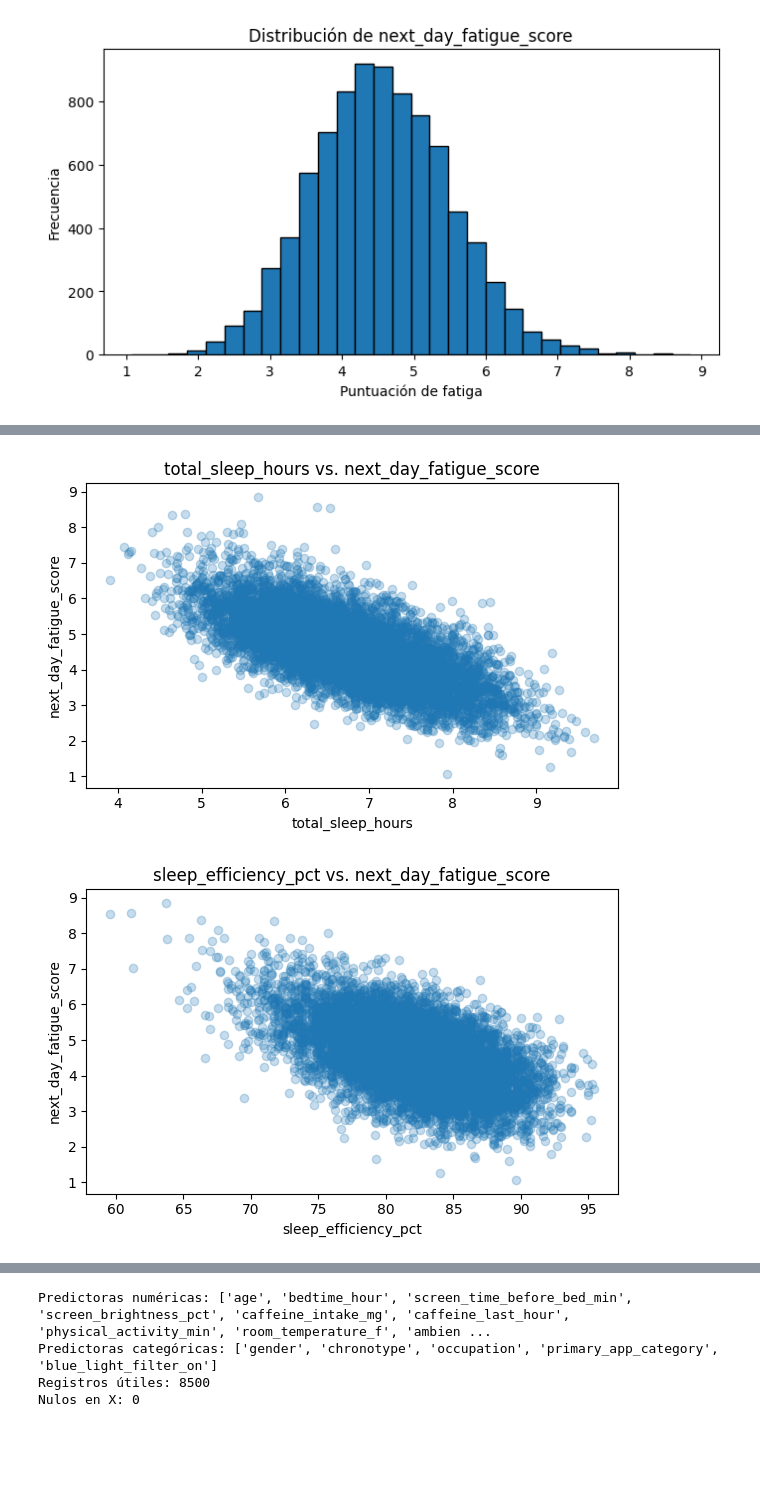
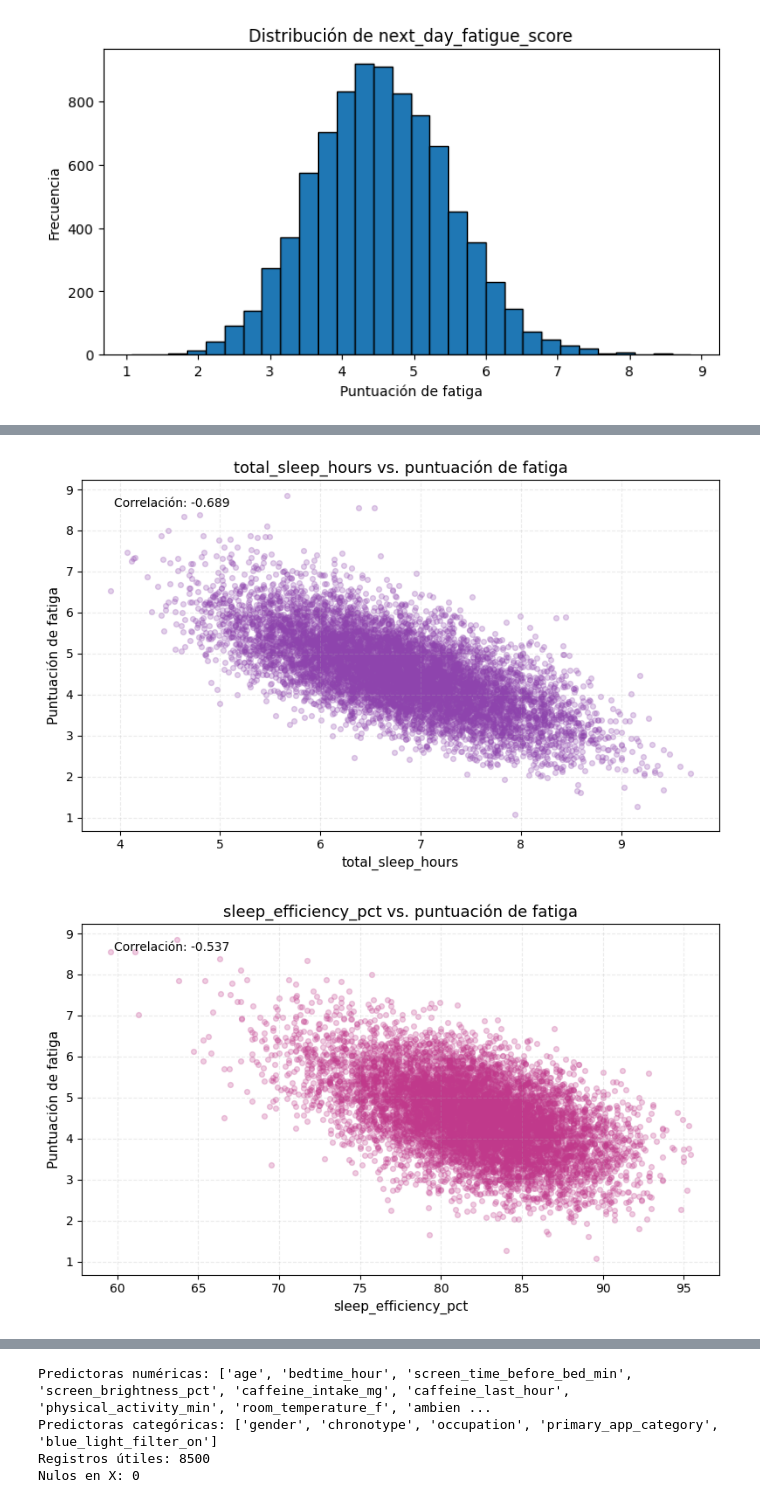
Before and after one commit to nashlypilar-collab/PROYECTO-ENTRE-GRUPAL-, a Jupyter notebook: Proyecto_1_Dataset_Sueno_Prediccion_Fatiga.ipynb, the cells around one changed output, grey strips where cells are left out. Cells and saved outputs as stored; diff of their text form; code cells hidden in the pictures; blank space fills up the shorter version.

```diff
--- a/Proyecto_1_Dataset_Sueno_Prediccion_Fatiga.ipynb
+++ b/Proyecto_1_Dataset_Sueno_Prediccion_Fatiga.ipynb
@@ -233,14 +271,43 @@ plt.show()
 # %%
-# Diagramas de dispersión para las relaciones numéricas más relevantes según correlación absoluta
+# Diagramas de dispersión de las variables más relacionadas con la fatiga
+
 top_corr = correlaciones.abs().sort_values(ascending=False).head(4).index.tolist()
-for col in top_corr:
-    fig, ax = plt.subplots(figsize=(6, 4))
-    ax.scatter(df[col], df[TARGET], alpha=0.25)
-    ax.set_xlabel(col)
-    ax.set_ylabel(TARGET)
-    ax.set_title(f"{col} vs. {TARGET}")
+
+colores = ["#8E44AD", "#C0398B", "#D63384", "#AD1457"]
+
+for i, col in enumerate(top_corr):
+    fig, ax = plt.subplots(figsize=(8, 5))
+
+    ax.scatter(
+        df[col],
+        df[TARGET],
+        color=colores[i],
+        alpha=0.25,
+        s=18
+    )
+
+    valor_corr = correlaciones[col]
+
+    ax.set_title(
+        f"{col} vs. puntuación de fatiga",
+        fontsize=13
+    )
+
+    ax.set_xlabel(col, fontsize=11)
+    ax.set_ylabel("Puntuación de fatiga", fontsize=11)
+
+    ax.text(
+        0.05, 0.95,
+        f"Correlación: {valor_corr:.3f}",
+        transform=ax.transAxes,
+        va="top",
+        fontsize=10
+    )
+
+    ax.grid(axis="both", linestyle="--", alpha=0.25)
+
     plt.tight_layout()
     plt.show()
 # %% [output]
-[figure, old version]
+[figure, new version]
-[figure, old version]
+[figure, new version]
```
Also changed, not shown: parts of 46 cells of this notebook.
